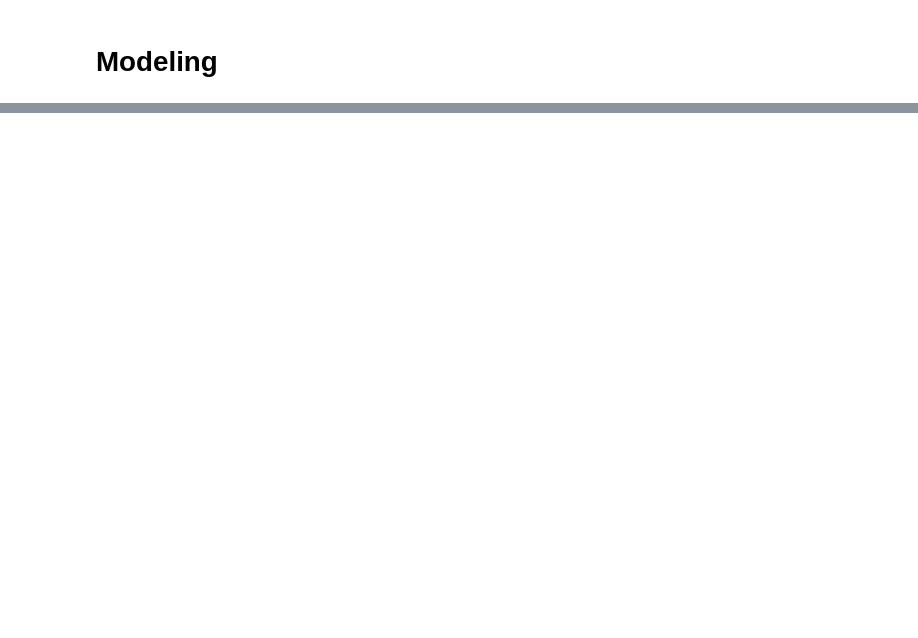
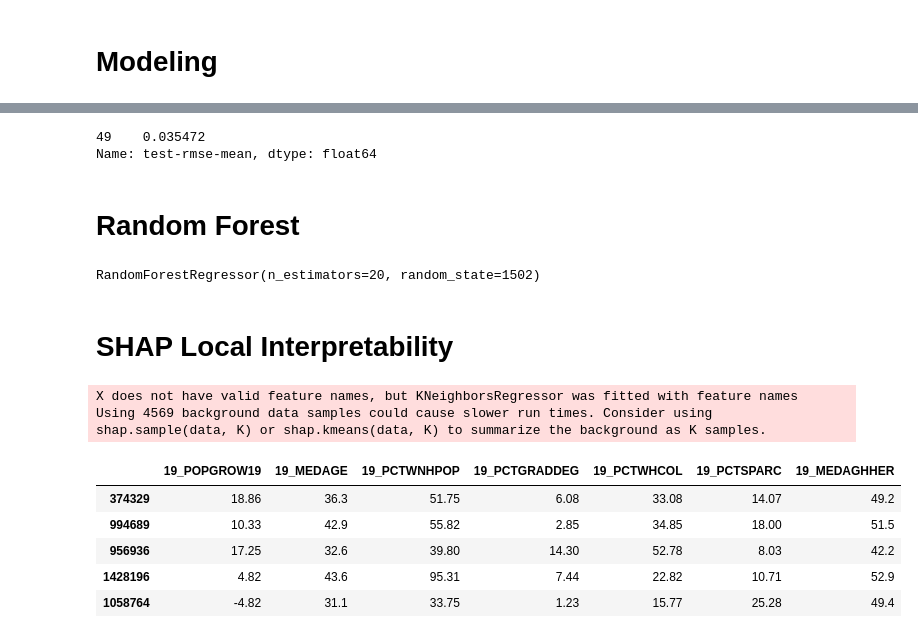
Before and after one commit to tjallard/Covid, a Jupyter notebook: COVID19_NC.ipynb, the cells around one changed output, grey strips where cells are left out. Drawn from its saved outputs; the diff is of its cells as text; code cells hidden in the pictures; blank space fills up the shorter version.

```diff
--- a/COVID19_NC.ipynb
+++ b/COVID19_NC.ipynb
@@ -579,0 +692,33 @@ df
+# %%
+#Extract and print the final boosting round metric
+print((cv_results["test-rmse-mean"]).tail(1))
+# %% [output]
+49    0.035472
+Name: test-rmse-mean, dtype: float64
+# %% [markdown]
+# Random Forest
+# %%
+#Modeling Random Forest (https://www.google.com/search?q=doing+SHAP+in+google+colab&rlz=1C1UEAD_enUS960US967&biw=1536&bih=714&ei=aAOqYuyhFYapptQPrqWP2AQ&ved=0ahUKEwjs9fuT66_4AhWGlIkEHa7SA0sQ4dUDCA4&uact=5&oq=doing+SHAP+in+google+colab&gs_lcp=Cgdnd3Mtd2l6EAM6BwgAEEcQsANKBAhBGABKBAhGGABQnwJYnwJg5ARoAXABeACAAViIAViSAQExmAEAoAEByAEEwAEB&sclient=gws-wiz#kpvalbx=_YwOqYt6QJpunptQPz6GLmAw16)
+from sklearn.ensemble import RandomForestRegressor
+rf_model = RandomForestRegressor(n_estimators= 20,
+                              random_state = 1502)
+rf_model.fit(X_train, Y_train)
+# %% [output]
+RandomForestRegressor(n_estimators=20, random_state=1502)
+# %% [markdown]
+# SHAP Local Interpretability
+# %%
+import shap
+explainer = shap.KernelExplainer(knn_model.predict, X_test)
+# %% [output]
+X does not have valid feature names, but KNeighborsRegressor was fitted with feature names
+Using 4569 background data samples could cause slower run times. Consider using shap.sample(data, K) or shap.kmeans(data, K) to summarize the background as K samples.
+# %%
+X_test.head()
+# %% [output]
+|  | 19_POPGROW19 | 19_MEDAGE | 19_PCTWNHPOP | 19_PCTGRADDEG | 19_PCTWHCOL | 19_PCTSPARC | 19_MEDAGHHER |
+| 374329 | 18.86 | 36.3 | 51.75 | 6.08 | 33.08 | 14.07 | 49.2 |
+| 994689 | 10.33 | 42.9 | 55.82 | 2.85 | 34.85 | 18.00 | 51.5 |
+| 956936 | 17.25 | 32.6 | 39.80 | 14.30 | 52.78 | 8.03 | 42.2 |
+| 1428196 | 4.82 | 43.6 | 95.31 | 7.44 | 22.82 | 10.71 | 52.9 |
+| 1058764 | -4.82 | 31.1 | 33.75 | 1.23 | 15.77 | 25.28 | 49.4 |
```
Also changed, not shown: parts of 69 cells of this notebook.
